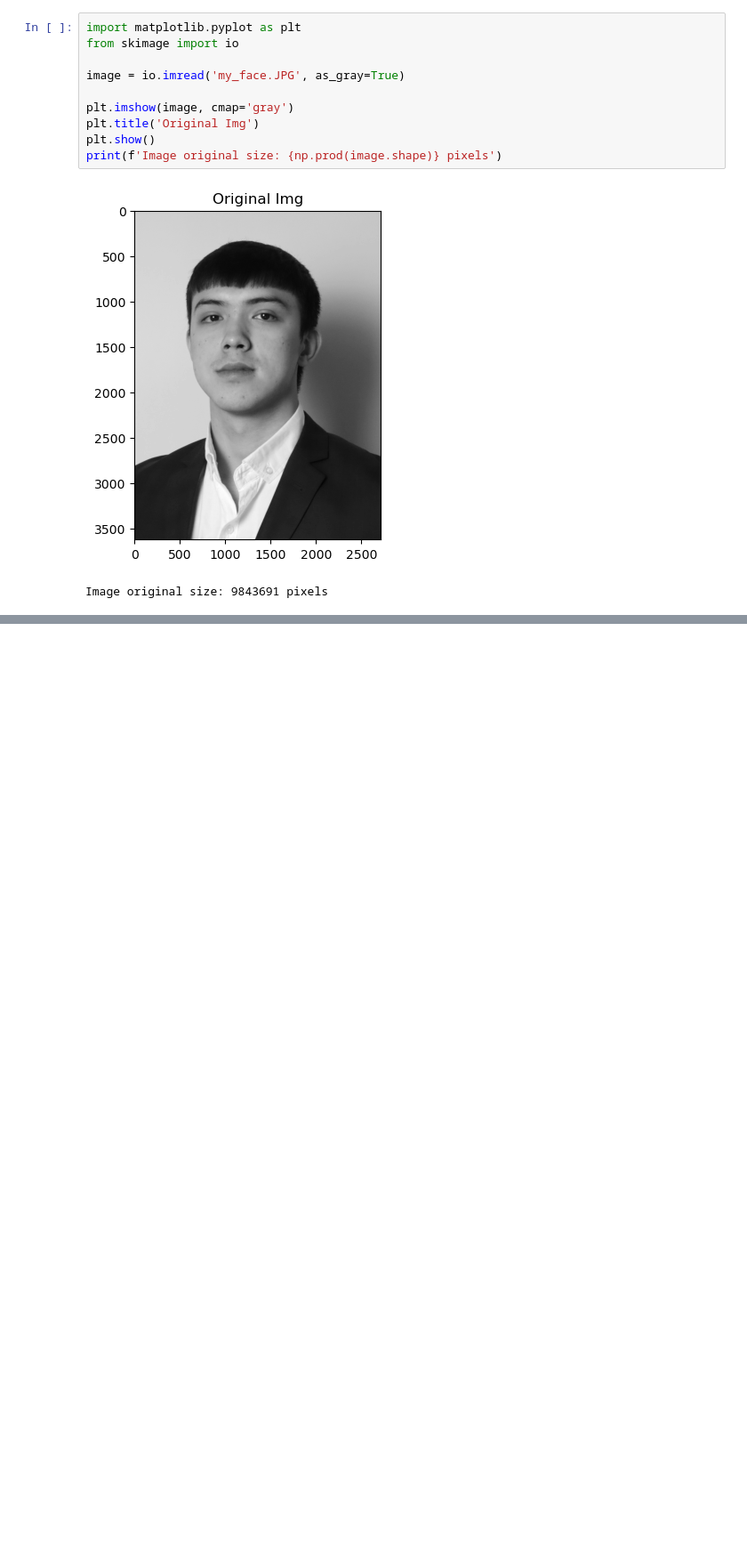
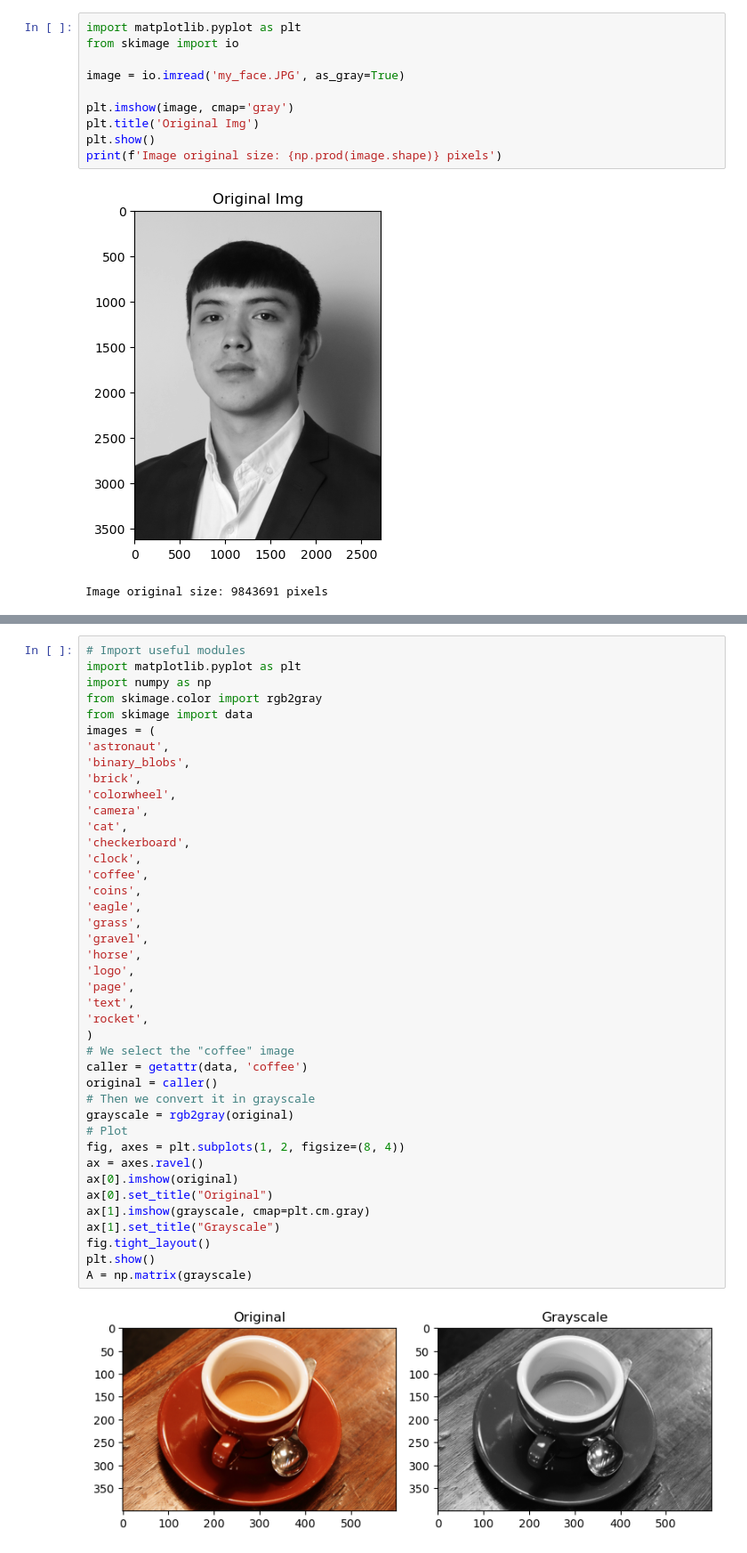
Before and after one commit to dadaxonEnigma/Inno-ML, a Jupyter notebook: HDDA/practise/Svd.ipynb, the cells around one changed output, grey strips where cells are left out. Shown at 89% size. Drawn from its saved outputs; the diff is of its cells as text; blank space fills up the shorter version.

```diff
--- a/HDDA/practise/Svd.ipynb
+++ b/HDDA/practise/Svd.ipynb
@@ -97,0 +86,43 @@ Original size: 20510935, After compressing k100: 634100
+# %%
+# Import useful modules
+import matplotlib.pyplot as plt
+import numpy as np
+from skimage.color import rgb2gray
+from skimage import data
+images = (
+'astronaut',
+'binary_blobs',
+'brick',
+'colorwheel',
+'camera',
+'cat',
+'checkerboard',
+'clock',
+'coffee',
+'coins',
+'eagle',
+'grass',
+'gravel',
+'horse',
+'logo',
+'page',
+'text',
+'rocket',
+)
+# We select the "coffee" image
+caller = getattr(data, 'coffee')
+original = caller()
+# Then we convert it in grayscale
+grayscale = rgb2gray(original)
+# Plot
+fig, axes = plt.subplots(1, 2, figsize=(8, 4))
+ax = axes.ravel()
+ax[0].imshow(original)
+ax[0].set_title("Original")
+ax[1].imshow(grayscale, cmap=plt.cm.gray)
+ax[1].set_title("Grayscale")
+fig.tight_layout()
+plt.show()
+A = np.matrix(grayscale)
+# %% [output]
+[figure, added]
```
Also changed, not shown: parts of 7 cells of this notebook.
